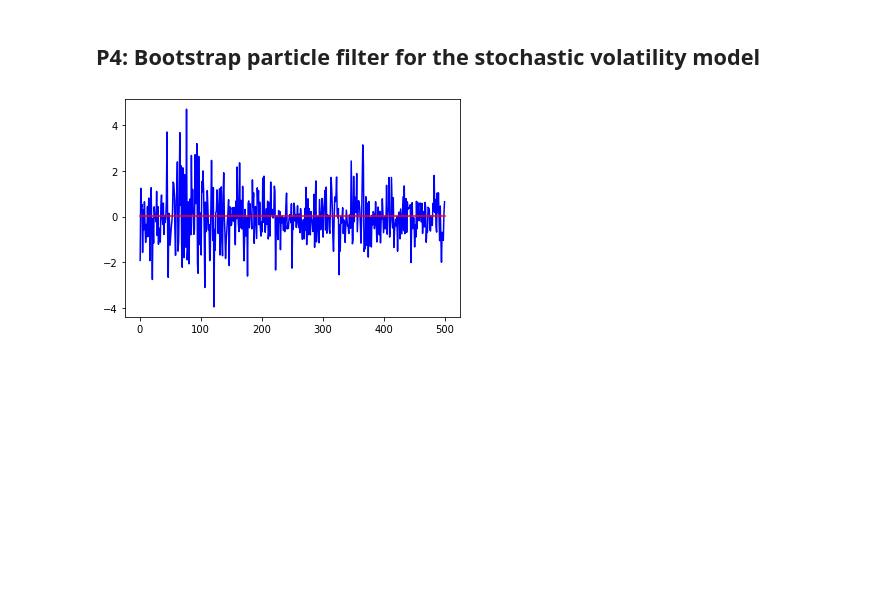
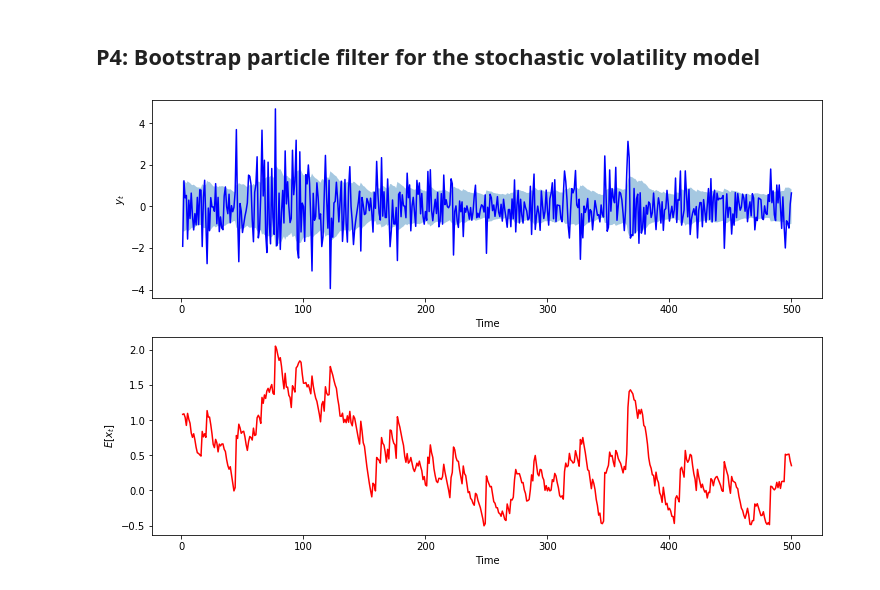
Before and after one commit to marcusklasson/smc_methods, a Jupyter notebook: ex1.ipynb, the cells around one changed output. Drawn from its saved outputs; the diff is of its cells as text; code cells hidden in the pictures; blank space fills up the shorter version.

```diff
--- a/ex1.ipynb
+++ b/ex1.ipynb
@@ -234,7 +234,8 @@ Normalized weights:  [1.28998279e-09 3.17742798e-03 2.73195700e-05 4.86996184e-0
 ## P4: Bootstrap particle filter for the stochastic volatility model
 # %%
 # Import data
-path = r'C:\Users\Marcus\Downloads'
+import os
+path = os.getcwd()
 y = np.genfromtxt(path + '/seOMXlogreturns2012to2014.csv')
 
 # Static parameters
@@ -256,7 +257,7 @@ def bootstrap_particle_filter(y, n_particles):
 
         a = np.random.choice(n_particles, n_particles, p=w)
         x = np.random.normal(loc=phi*x[a], scale=sigma)
-        log_w_tilde = norm.logpdf(x, loc=0.0, scale=np.sqrt(beta**2 * np.exp(x)))
+        log_w_tilde = norm.logpdf(y[t-1], loc=0.0, scale=np.sqrt(beta**2 * np.exp(x)))
 
         # Normalize with log trick
         w_bar = np.exp(log_w_tilde - np.max(log_w_tilde))
@@ -266,16 +267,22 @@ def bootstrap_particle_filter(y, n_particles):
         W[t, :] = w
     return X, W
 # %%
-N = 100 # number of particles
+N = 200 # number of particles
 T = len(y)
-n_runs = 5
-px_given_y = np.zeros([n_runs, N])
-for i in range(n_runs):
-    x, w = bootstrap_particle_filter(y, N)
-    px_given_y[i, :] = np.sum(w[1:, :], axis=1)
-plt.plot(np.linspace(1, T, T), y, color='b')
-plt.plot(np.linspace(1, T, T), np.mean(px_given_y, axis=0), 'r')
+#n_runs = 5
+#px_given_y = np.zeros([n_runs, N])
+#for i in range(n_runs):
+#px_given_y[i, :] = np.sum(w[1:, :], axis=1)
+x, w = bootstrap_particle_filter(y, N)
+means = np.sum(w[1:, :] * x[1:, :], axis=1)
+fig, ax = plt.subplots(2, 1, figsize=(12, 8))
+ax[0].plot(np.linspace(1, T, T), y, color='b')
+ax[0].fill_between(np.linspace(1, T, T), y1=-beta*np.exp(means / 2), y2=beta*np.exp(means / 2), alpha=0.4)
+ax[0].set_xlabel("Time"); ax[0].set_ylabel("$y_t$")
+
+ax[1].plot(np.linspace(1, T, T), means, color='r')
+ax[1].set_xlabel("Time"); ax[1].set_ylabel("$E[x_t]$")
 plt.show()
 # Plot the mean of the filtering distribution p(x_t, y_{1:t}), think about it
 # %% [output]
-[figure, old version]
+[figure, new version]
```
Also changed, not shown: 1 other file.
